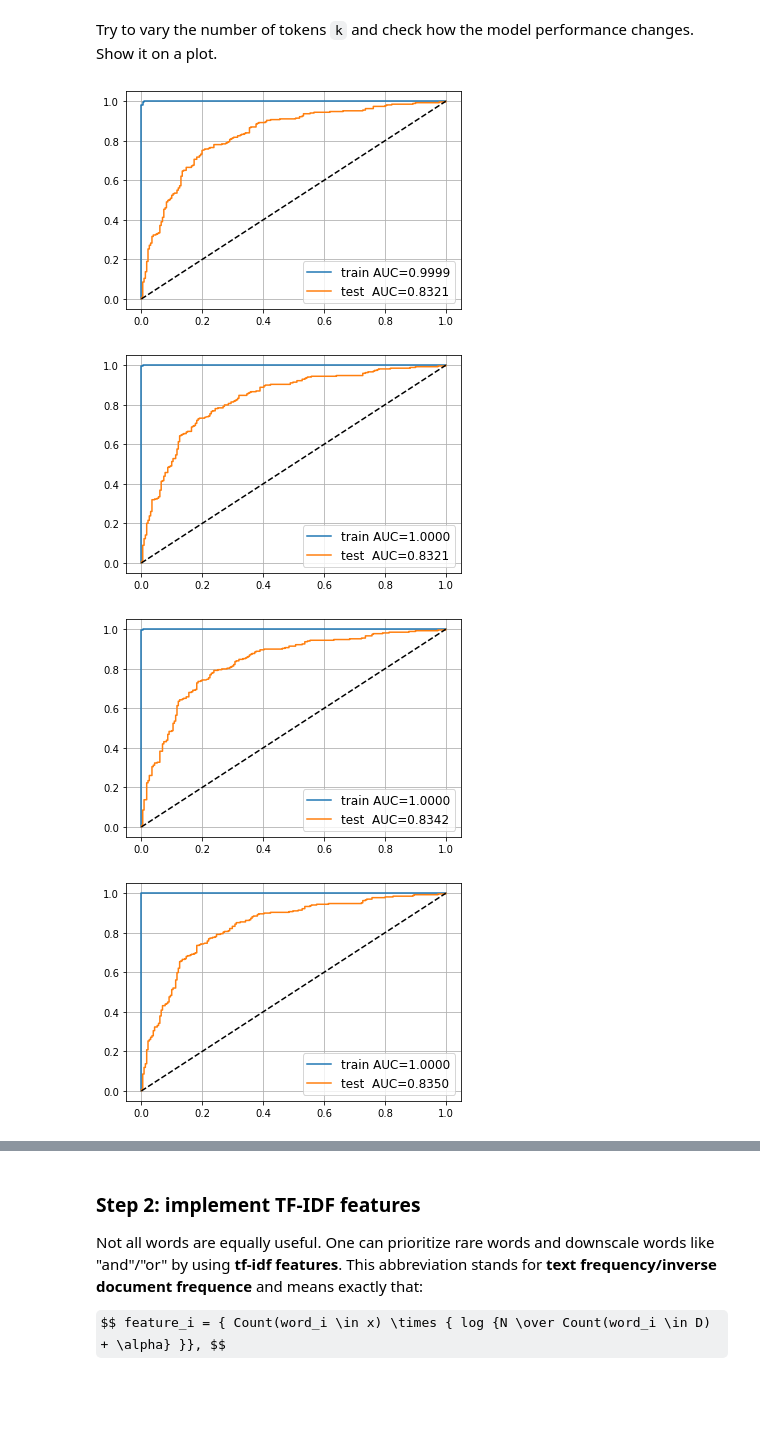
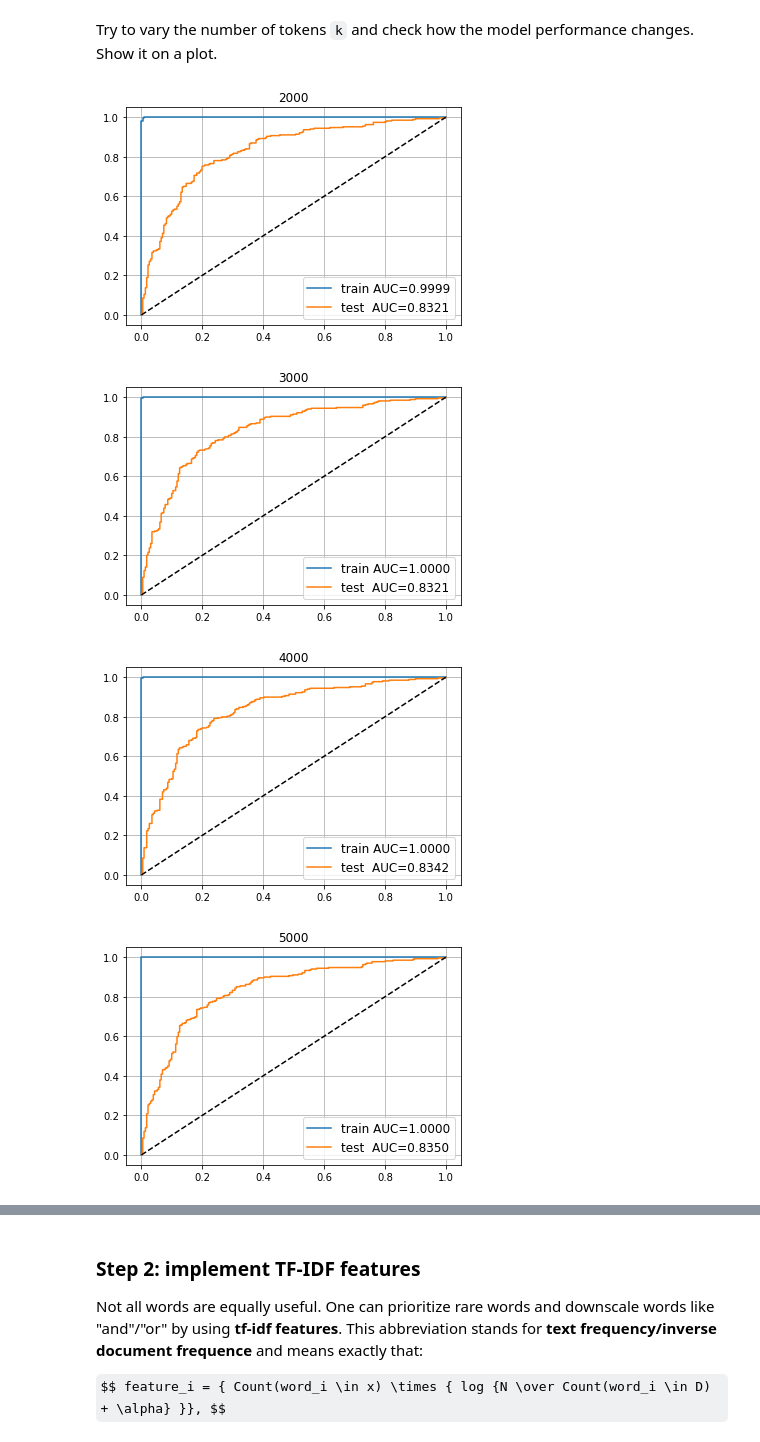
Before and after one commit to voiteshonok/made_nlp_course, a Jupyter notebook: homeworks/homework01_word_vectors/homework01_texts.ipynb, the cells around one changed output, grey strips where cells are left out. Drawn from its saved outputs; the diff is of its cells as text; code cells hidden in the pictures; some formulas as TeX source; blank space fills up the shorter version.

```diff
--- a/homeworks/homework01_word_vectors/homework01_texts.ipynb
+++ b/homeworks/homework01_word_vectors/homework01_texts.ipynb
@@ -299,27 +299,28 @@ Try to vary the number of tokens `k` and check how the model performance changes
 # %%
 for k in range(2000, 7001, 1000):
     bow_vocabulary = [word for word, _ in counter.most_common(k)]
 
     X_train_bow = np.stack(list(map(text_to_bow, texts_train)))
     X_test_bow = np.stack(list(map(text_to_bow, texts_test)))
 
     bow_model = LogisticRegression().fit(X_train_bow, y_train)
 
     for name, X, y, model in [
         ('train', X_train_bow, y_train, bow_model),
         ('test ', X_test_bow, y_test, bow_model)
       ]:
         proba = model.predict_proba(X)[:, 1]
         auc = roc_auc_score(y, proba)
         plt.plot(*roc_curve(y, proba)[:2], label='%s AUC=%.4f' % (name, auc))
+        plt.title(k)
 
 
     plt.plot([0, 1], [0, 1], '--', color='black',)
     plt.legend(fontsize='large')
     plt.grid()
     plt.show()
 # %% [output]
-[figure, old version]
+[figure, new version]
-[figure, old version]
+[figure, new version]
-[figure, old version]
+[figure, new version]
-[figure, old version]
+[figure, new version]
```
Also changed, not shown: parts of 11 cells of this notebook.
